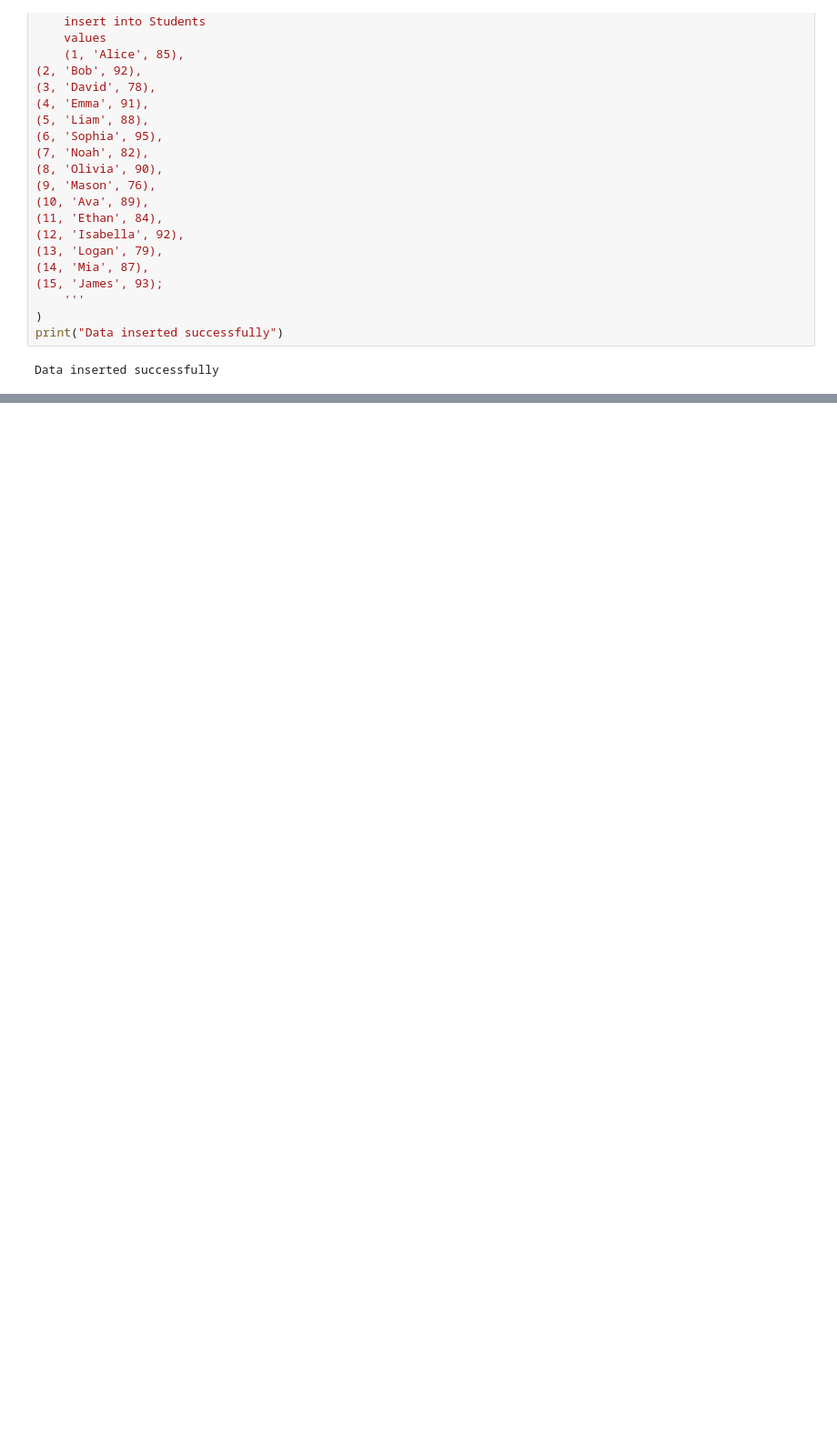
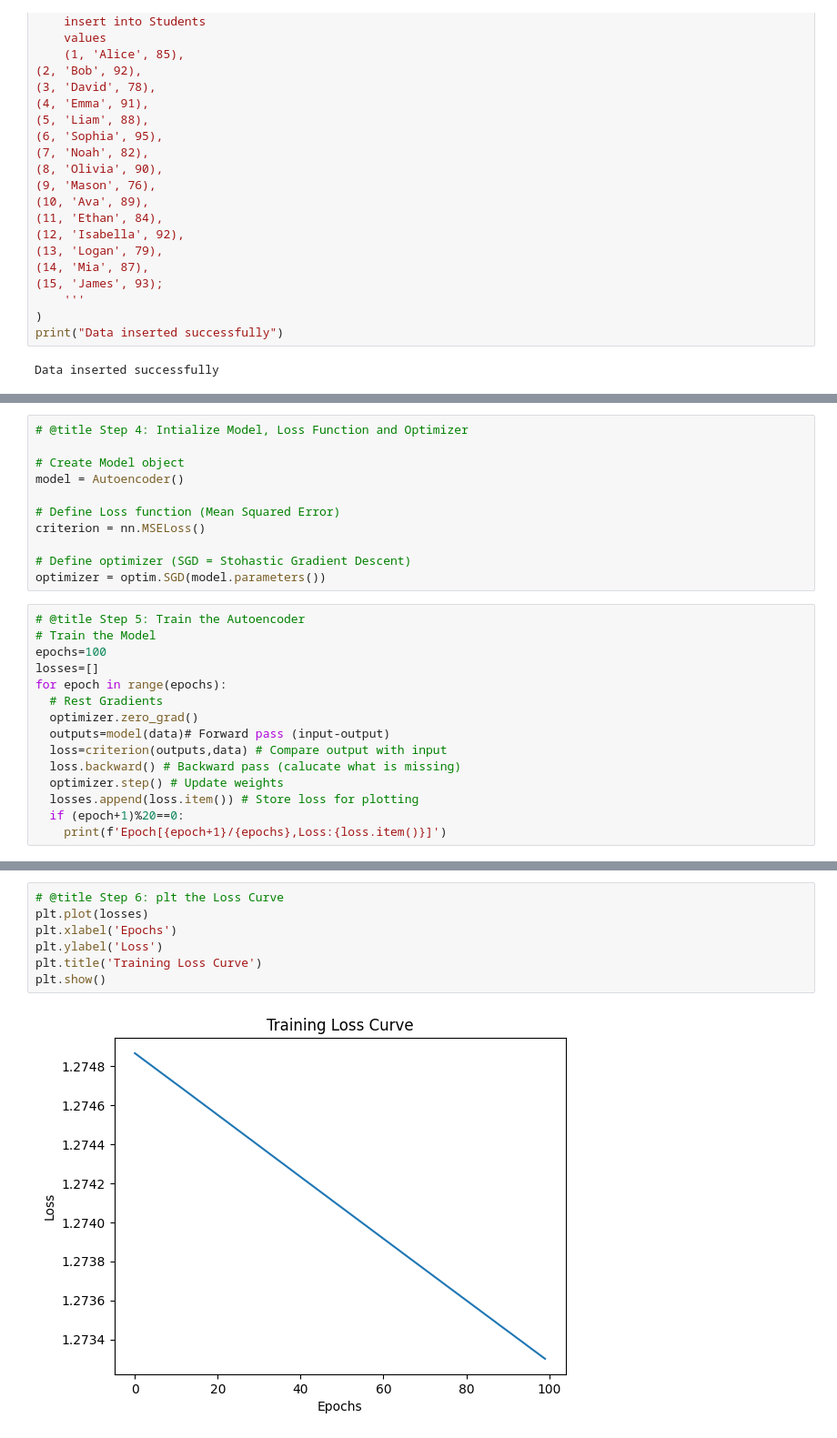
Before and after one commit to pedd1-Srividya/DS-AI-ML-And-Web-Devolopment-Practice, a Jupyter notebook: AI.ipynb, the cells around one changed output, grey strips where cells are left out. Shown at 91% size. Drawn from its saved outputs; the diff is of its cells as text; blank space fills up the shorter version.

```diff
--- a/AI.ipynb
+++ b/AI.ipynb
@@ -518,0 +1339,26 @@ Data inserted successfully
+# %%
+# @title Step 4: Intialize Model, Loss Function and Optimizer
+
+# Create Model object
+model = Autoencoder()
+
+# Define Loss function (Mean Squared Error)
+criterion = nn.MSELoss()
+
+# Define optimizer (SGD = Stohastic Gradient Descent)
+optimizer = optim.SGD(model.parameters())
+# %%
+# @title Step 5: Train the Autoencoder
+# Train the Model
+epochs=100
+losses=[]
+for epoch in range(epochs):
+  # Rest Gradients
+  optimizer.zero_grad()
+  outputs=model(data)# Forward pass (input-output)
+  loss=criterion(outputs,data) # Compare output with input
+  loss.backward() # Backward pass (calucate what is missing)
+  optimizer.step() # Update weights
+  losses.append(loss.item()) # Store loss for plotting
+  if (epoch+1)%20==0:
+    print(f'Epoch[{epoch+1}/{epochs},Loss:{loss.item()}]')
@@ -518,0 +1371,9 @@ Data inserted successfully
+# %%
+# @title Step 6: plt the Loss Curve
+plt.plot(losses)
+plt.xlabel('Epochs')
+plt.ylabel('Loss')
+plt.title('Training Loss Curve')
+plt.show()
+# %% [output]
+[figure, added]
```
Also changed, not shown: parts of 56 cells of this notebook.
